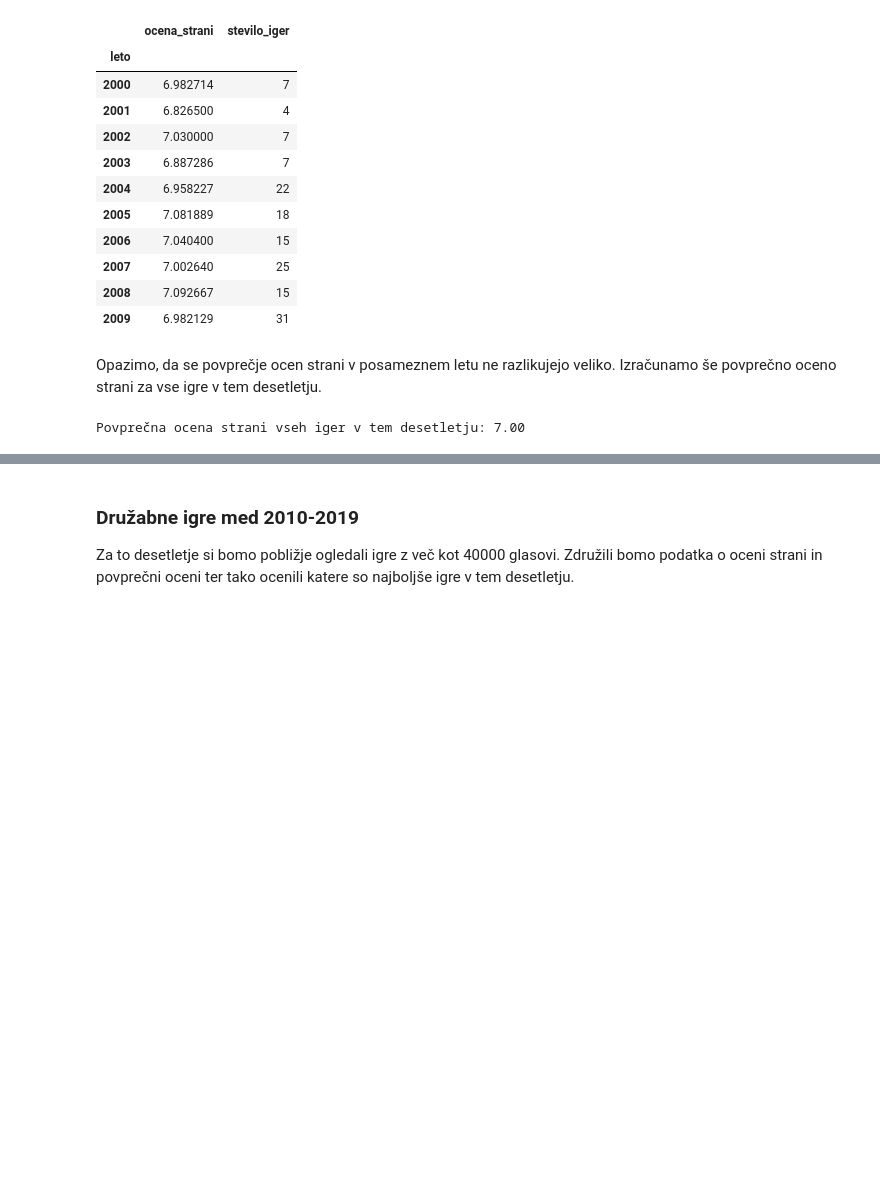
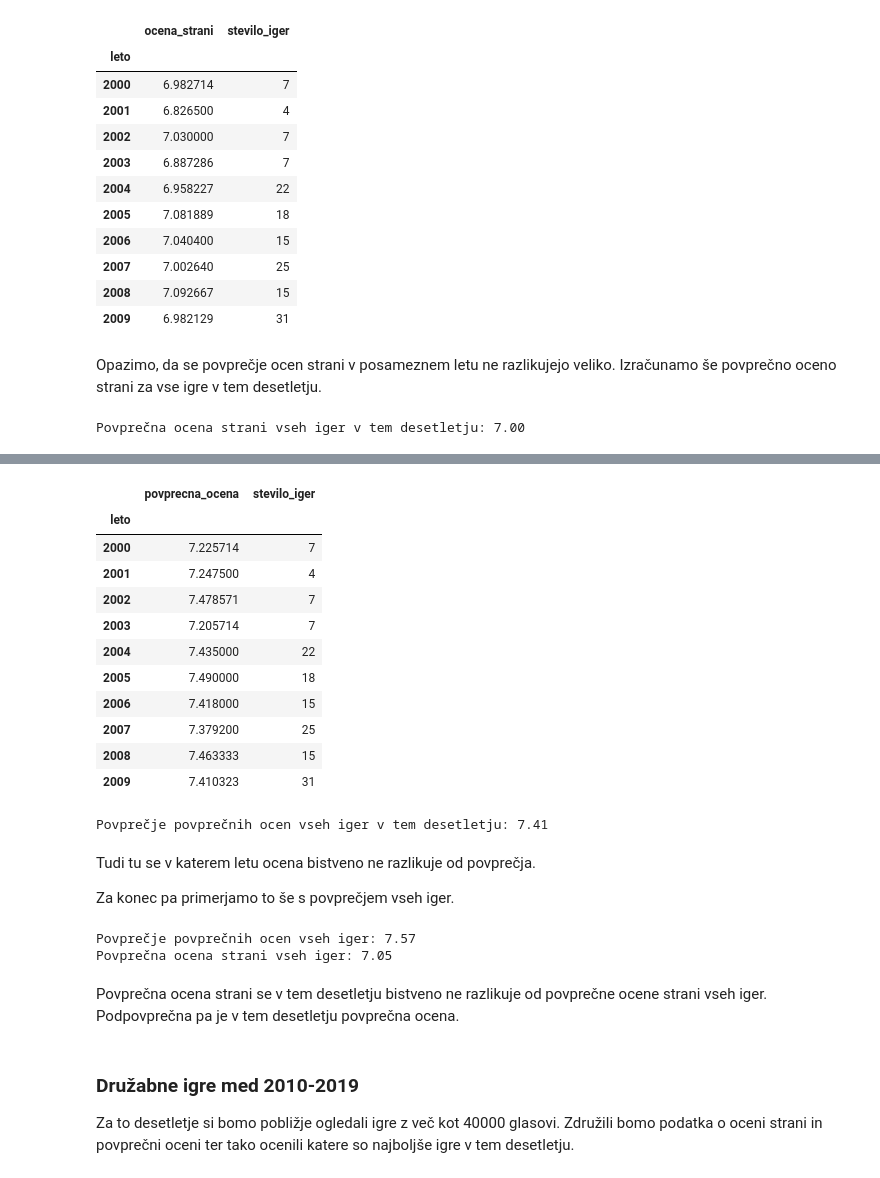
Before and after one commit to NikUrukalo/uvp-projektna-naloga, a Jupyter notebook: analiza.ipynb, the cells around one changed output, grey strips where cells are left out. Saved outputs shown, nothing was run; the diff lists cells and outputs as text; code cells hidden in the pictures; blank space fills up the shorter version.

```diff
--- a/analiza.ipynb
+++ b/analiza.ipynb
@@ -280,3 +249,42 @@ igre03
+# %%
+seznam_po_letih2 = igre_00.groupby('leto').agg({
+    'povprecna_ocena': 'mean',
+
+}).sort_index()
+seznam_po_letih2['stevilo_iger'] = igre_00.groupby('leto').size()
+seznam_po_letih2
+# %% [output]
+|  | povprecna_ocena | stevilo_iger |
+| leto |  |  |
+| 2000 | 7.225714 | 7 |
+| 2001 | 7.247500 | 4 |
+| 2002 | 7.478571 | 7 |
+| 2003 | 7.205714 | 7 |
+| 2004 | 7.435000 | 22 |
+| 2005 | 7.490000 | 18 |
+| 2006 | 7.418000 | 15 |
+| 2007 | 7.379200 | 25 |
+| 2008 | 7.463333 | 15 |
+| 2009 | 7.410323 | 31 |
+# %%
+avg_povprecna_ocena = igre_00['povprecna_ocena'].mean()
+print(f'Povprečje povprečnih ocen vseh iger v tem desetletju: {avg_povprecna_ocena:.2f}')
+# %% [output]
+Povprečje povprečnih ocen vseh iger v tem desetletju: 7.41
+# %% [markdown]
+Tudi tu se v katerem letu ocena bistveno ne razlikuje od povprečja.
+
+Za konec pa primerjamo to še s povprečjem vseh iger.
+# %%
+avg_povprecna_ocena_vseh = igre['povprecna_ocena'].mean()
+print(f'Povprečje povprečnih ocen vseh iger: {avg_povprecna_ocena_vseh:.2f}')
+povprecna_ocena_strani_vseh = igre['ocena_strani'].mean()
+print(f'Povprečna ocena strani vseh iger: {povprecna_ocena_strani_vseh:.2f}')
+# %% [output]
+Povprečje povprečnih ocen vseh iger: 7.57
+Povprečna ocena strani vseh iger: 7.05
+# %% [markdown]
+Povprečna ocena strani se v tem desetletju bistveno ne razlikuje od povprečne ocene strani vseh iger. Podpovprečna pa je v tem desetletju povprečna ocena.
 # %% [markdown]
 
 
```
Also changed, not shown: parts of 10 cells of this notebook.
